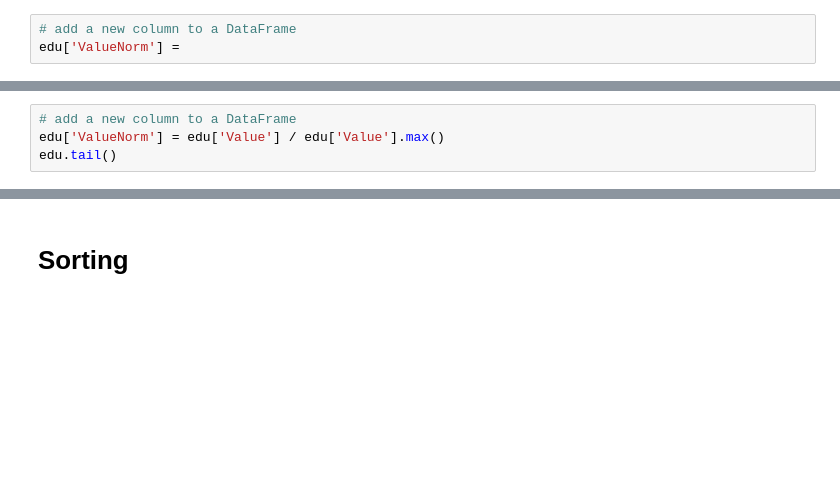
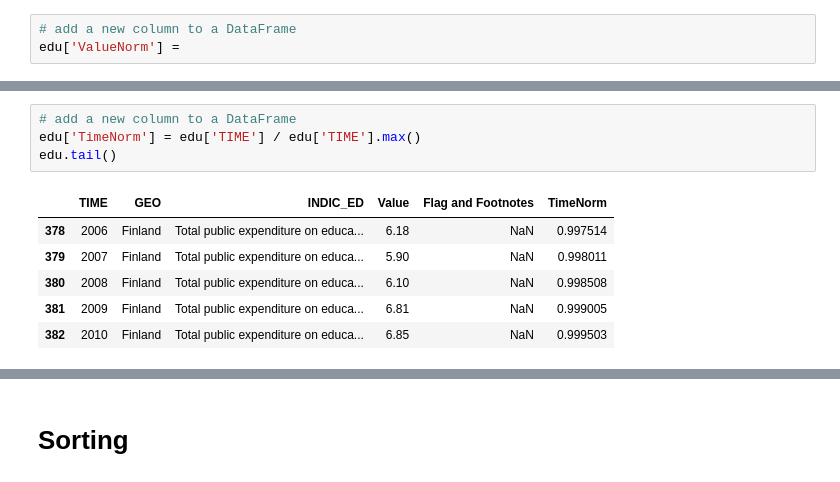
Before and after one commit to Tuwaiq-DS-ML-bootcamp-V-7/Day-8, a Jupyter notebook: 3-Pandas.ipynb, the cells around one changed output, grey strips where cells are left out. Saved outputs shown, nothing was run; the diff lists cells and outputs as text; blank space fills up the shorter version.

```diff
--- a/3-Pandas.ipynb
+++ b/3-Pandas.ipynb
@@ -212,6 +699,13 @@ edu[['Value','TIME']].apply(lambda)
 # %%
 # add a new column to a DataFrame
-edu['ValueNorm'] = edu['Value'] / edu['Value'].max()
+edu['TimeNorm'] = edu['TIME'] / edu['TIME'].max()
 edu.tail()
+# %% [output]
+|  | TIME | GEO | INDIC_ED | Value | Flag and Footnotes | TimeNorm |
+| 378 | 2006 | Finland | Total public expenditure on educa... | 6.18 | NaN | 0.997514 |
+| 379 | 2007 | Finland | Total public expenditure on educa... | 5.90 | NaN | 0.998011 |
+| 380 | 2008 | Finland | Total public expenditure on educa... | 6.10 | NaN | 0.998508 |
+| 381 | 2009 | Finland | Total public expenditure on educa... | 6.81 | NaN | 0.999005 |
+| 382 | 2010 | Finland | Total public expenditure on educa... | 6.85 | NaN | 0.999503 |
 # %%
 edu
```
Also changed, not shown: parts of 71 cells of this notebook.
